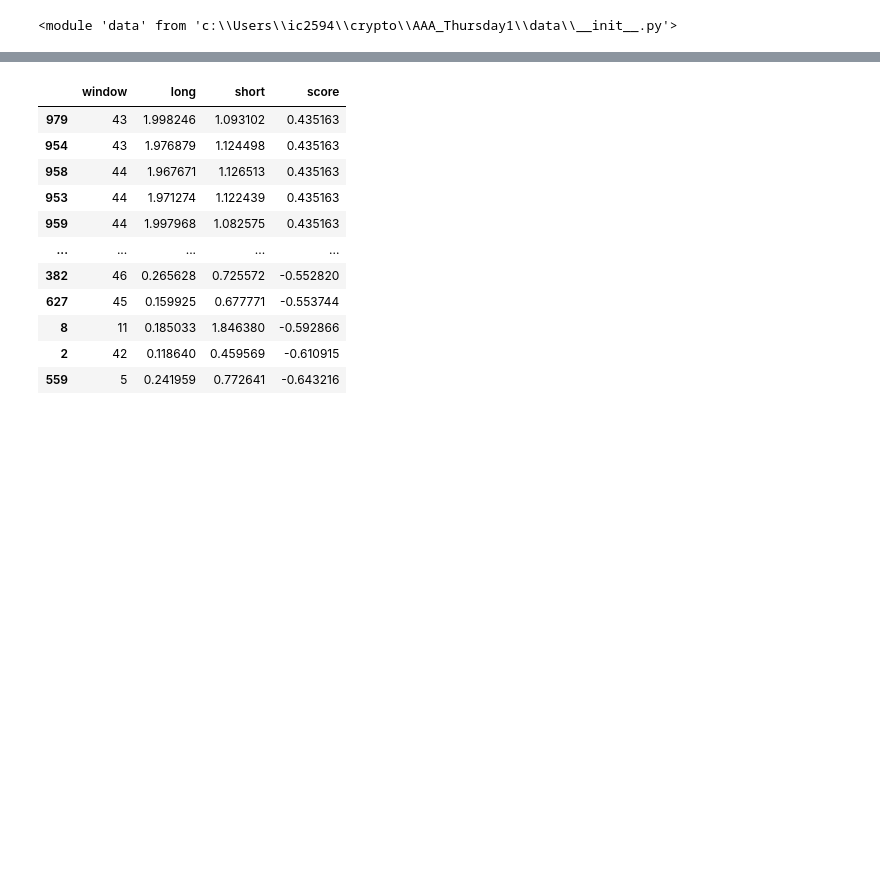
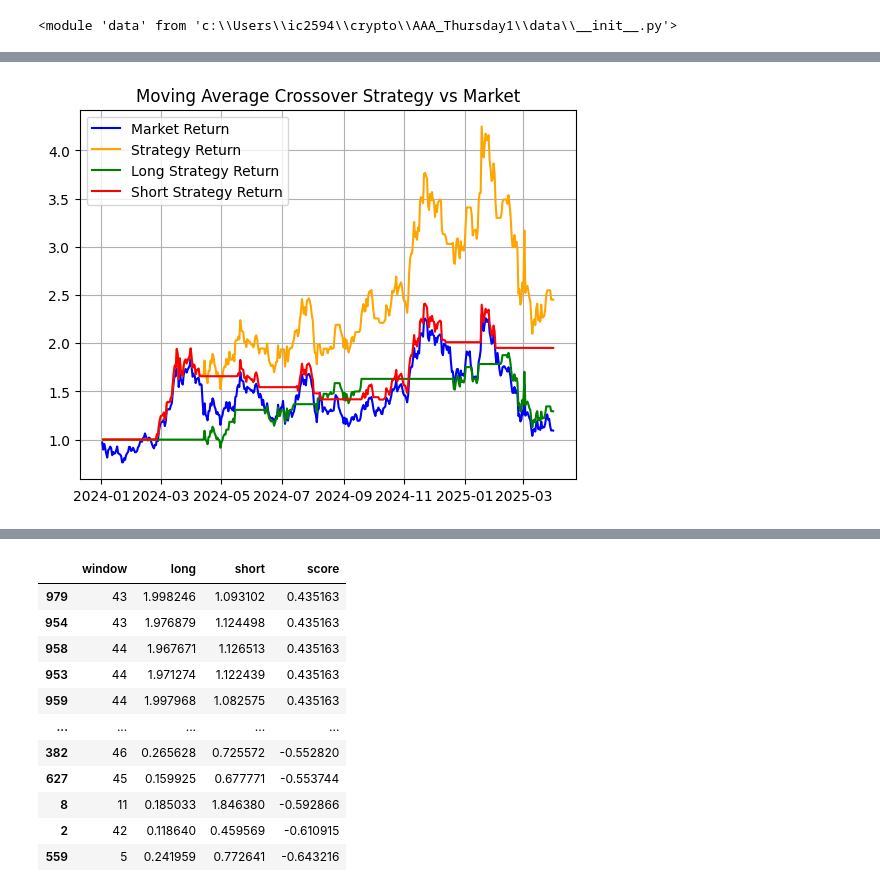
Before and after one commit to iancadev/crypto, a Jupyter notebook: AAA_Thursday1/mean_reversion copy optuna w=1.ipynb, the cells around one changed output, grey strips where cells are left out. Saved outputs shown, nothing was run; the diff lists cells and outputs as text; code cells hidden in the pictures; blank space fills up the shorter version.

```diff
--- a/AAA_Thursday1/mean_reversion copy optuna w=1.ipynb
+++ b/AAA_Thursday1/mean_reversion copy optuna w=1.ipynb
@@ -317,3 +314,18 @@ plt.show()
+# %%
+strat = (1 + df[['Market Return', 'Strategy Return']]).cumprod()
+long_strat = (1 + df[['Market Return', 'Long Strategy Return']]).cumprod()
+short_strat = (1 + df[['Market Return', 'Short Strategy Return']]).cumprod()
+
+plt.plot(strat.index, strat['Market Return'], label='Market Return', color='blue')
+plt.plot(strat.index, strat['Strategy Return'], label='Strategy Return', color='orange')
+plt.plot(long_strat.index, long_strat['Long Strategy Return'], label='Long Strategy Return', color='green')
+plt.plot(short_strat.index, short_strat['Short Strategy Return'], label='Short Strategy Return', color='red')
+plt.title('Moving Average Crossover Strategy vs Market')
+plt.legend()
+plt.grid(True)
+plt.show()
+# %% [output]
+[figure, added]
 # %%
 strat = (1 + df[['Market Return', 'Strategy Return']]).cumprod()
 long_strat = (1 + df[['Market Return', 'Long Strategy Return']]).cumprod()
```
Also changed, not shown: parts of 8 cells of this notebook.
